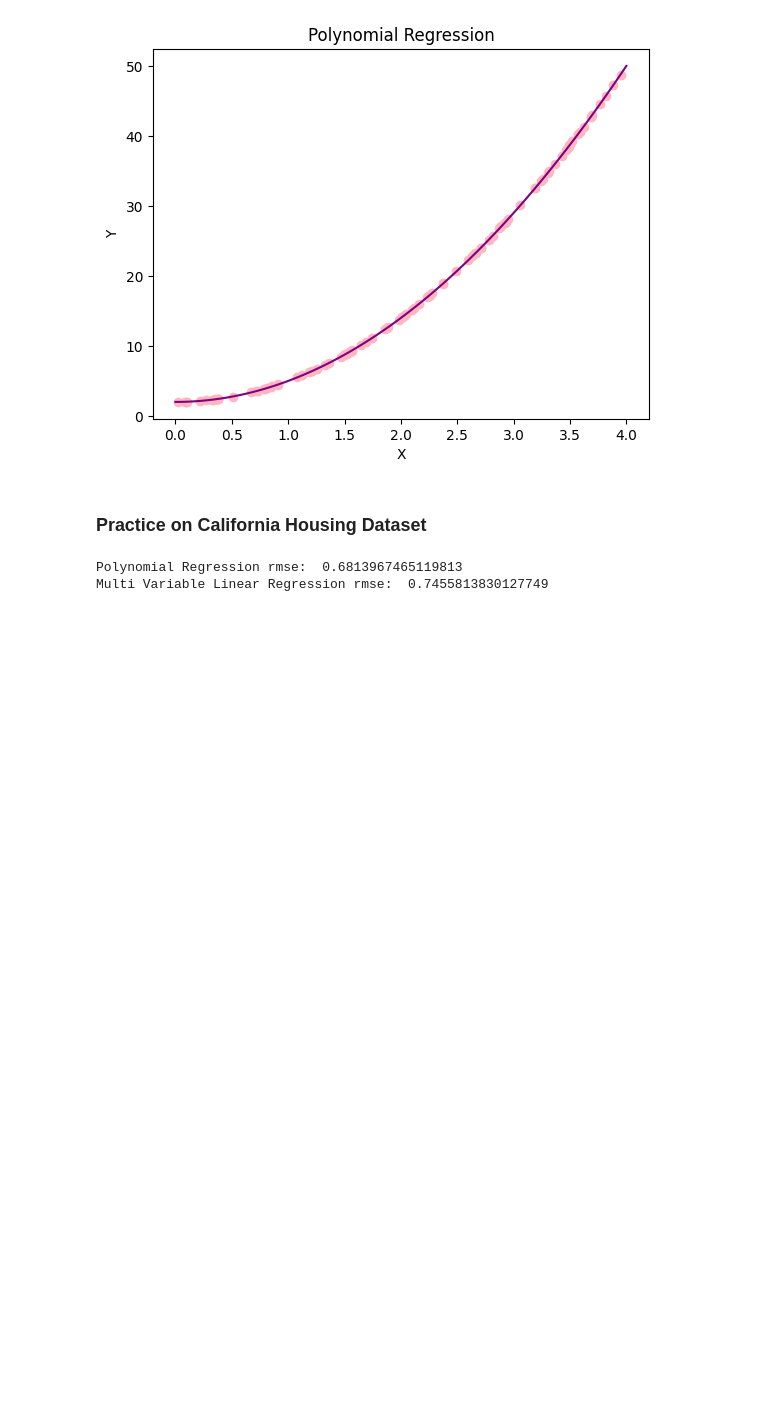
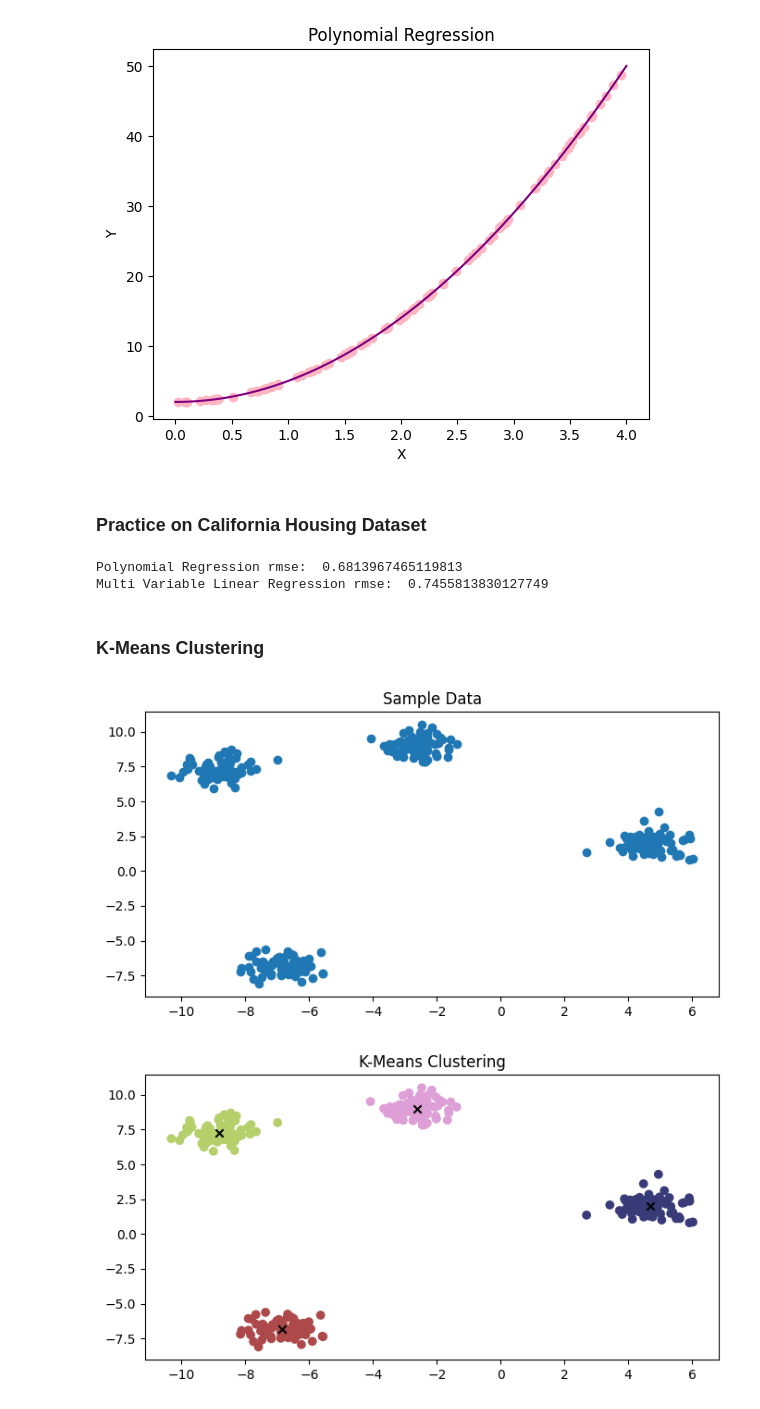
Before and after one commit to sultankeles/MachineLearning, a Jupyter notebook: MachineLearning.ipynb, the cells around one changed output. Drawn from its saved outputs; the diff is of its cells as text; code cells hidden in the pictures; blank space fills up the shorter version.

Commit message:
feat: added K-Means and hierarchical clustering

```diff
--- a/MachineLearning.ipynb
+++ b/MachineLearning.ipynb
@@ -1697,3 +1697,33 @@ print('Multi Variable Linear Regression rmse: ', rmse)
 # %% [output]
 Polynomial Regression rmse:  0.6813967465119813
 Multi Variable Linear Regression rmse:  0.7455813830127749
+# %% [markdown]
+### K-Means Clustering
+# %%
+from sklearn.datasets import make_blobs
+from sklearn.cluster import KMeans
+
+import matplotlib.pyplot as plt
+
+X, _ = make_blobs(n_samples = 300, centers = 4, cluster_std = 0.6, random_state = 42) # _ : we won't use
+
+plt.figure(figsize = (8, 4))
+plt.scatter(X[:, 0], X[:, 1])
+plt.title('Sample Data')
+plt.show()
+
+kmeans = KMeans(n_clusters = 4)
+kmeans.fit(X)
+
+labels = kmeans.labels_
+
+plt.figure(figsize = (8, 4))
+plt.scatter(X[:, 0], X[:, 1], c = labels, cmap = 'tab20b')
+
+centers = kmeans.cluster_centers_
+plt.scatter(centers[:, 0], centers[:, 1], c = 'black', marker = 'x')
+plt.title('K-Means Clustering')
+plt.show()
+# %% [output]
+[figure, added]
+[figure, added]
```
Also changed, not shown: parts of 4 cells of this notebook.
